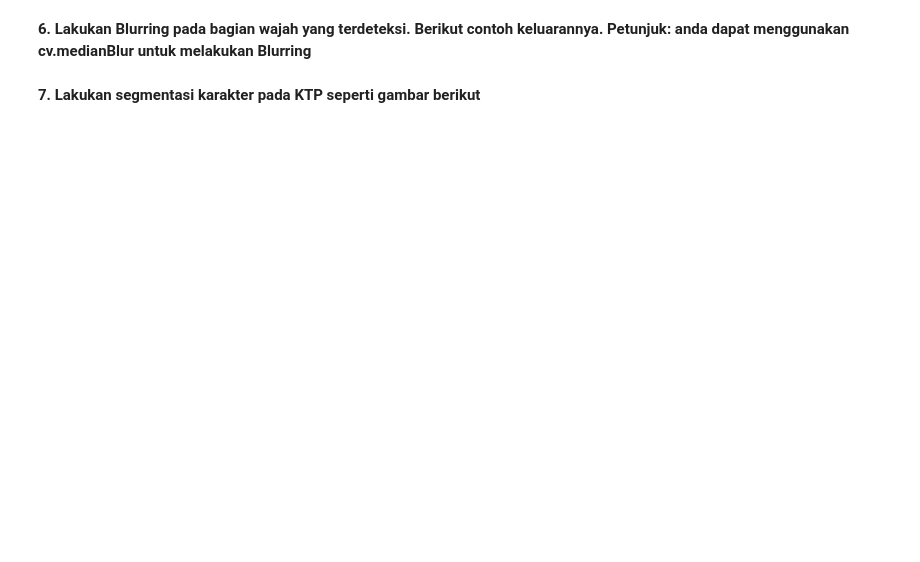
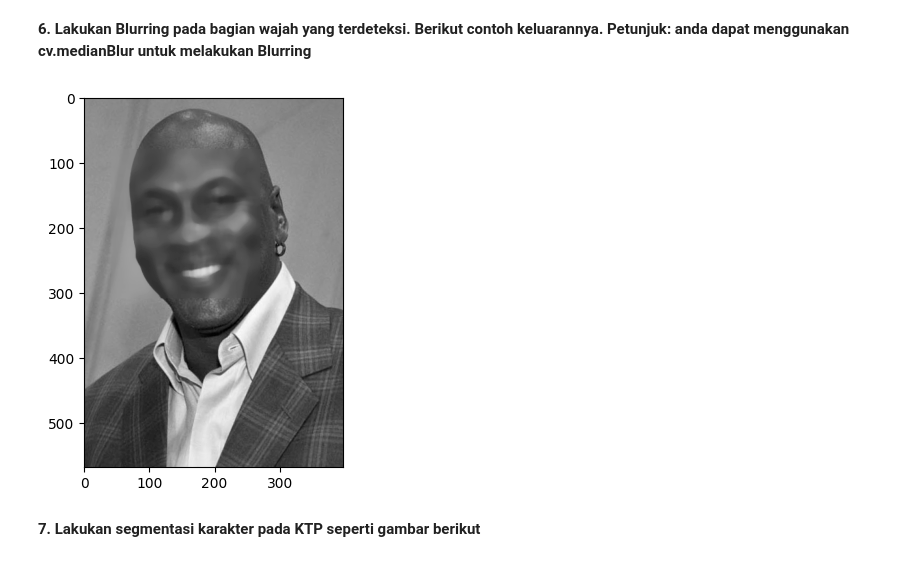
Before and after one commit to deviandinifebrianti/PCVK_Genap_2023, a Jupyter notebook: week12.ipynb, the cells around one changed output. Drawn from its saved outputs; the diff is of its cells as text; code cells hidden in the pictures; blank space fills up the shorter version.

```diff
--- a/week12.ipynb
+++ b/week12.ipynb
@@ -461,5 +460,25 @@ Saved to devi.jpg
 # %% [markdown]
 **6. Lakukan Blurring pada bagian wajah yang terdeteksi. Berikut contoh keluarannya.
 Petunjuk: anda dapat menggunakan cv.medianBlur untuk melakukan Blurring**
+# %%
+import cv2 as cv
+import matplotlib.pyplot as plt
+
+cascade_wajah = cv.CascadeClassifier('/content/drive/MyDrive/PCVK/week12/haarcascade_frontalface_alt.xml')
+img = cv.imread('/content/drive/MyDrive/PCVK/week12/mjordan.jpg')
+jordan = cv.cvtColor(img, cv.COLOR_BGR2RGB)
+gray_jordan = cv.cvtColor(jordan, cv.COLOR_RGB2GRAY)
+
+roi_wajah = cascade_wajah.detectMultiScale(gray_jordan)
+
+for (x, y, w, h) in roi_wajah:
+    roi = gray_jordan[y:y+h, x:x+w]
+    blur = cv.medianBlur(roi, ksize=15)
+    gray_jordan[y:y+h, x:x+w] = blur
+
+plt.imshow(gray_jordan, cmap='gray')
+plt.show()
+# %% [output]
+[figure, added]
 # %% [markdown]
 **7. Lakukan segmentasi karakter pada KTP seperti gambar berikut**
```
Also changed, not shown: parts of 6 cells of this notebook.
